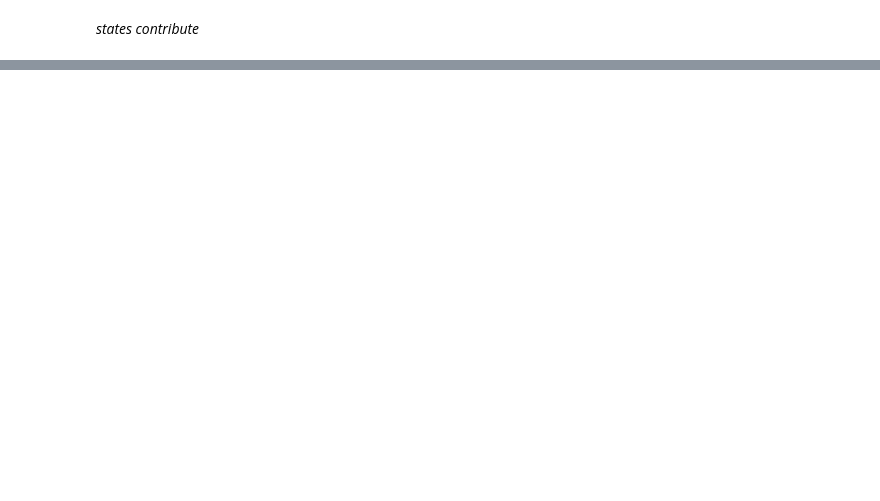
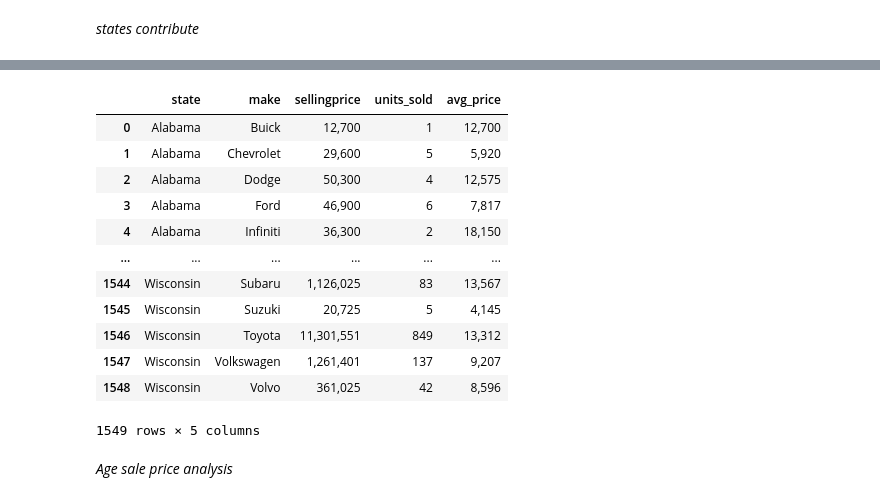
Before and after one commit to LostinIzier/Car_price_analysis, a Jupyter notebook: Market_analysis.ipynb, the cells around one changed output, grey strips where cells are left out. Cells and saved outputs as stored; diff of their text form; code cells hidden in the pictures; blank space fills up the shorter version.

```diff
--- a/Market_analysis.ipynb
+++ b/Market_analysis.ipynb
@@ -156,0 +233,22 @@ driving_df
+# %%
+state_brand_df=pd.merge(state_brand_df,state_brand_no_df, on=["state", "make"])
+# %%
+state_brand_df["avg_price"]=state_brand_df["sellingprice"]/state_brand_df["units_sold"]
+# %%
+state_brand_df
+# %% [output]
+|  | state | make | sellingprice | units_sold | avg_price |
+| 0 | Alabama | Buick | 12,700 | 1 | 12,700 |
+| 1 | Alabama | Chevrolet | 29,600 | 5 | 5,920 |
+| 2 | Alabama | Dodge | 50,300 | 4 | 12,575 |
+| 3 | Alabama | Ford | 46,900 | 6 | 7,817 |
+| 4 | Alabama | Infiniti | 36,300 | 2 | 18,150 |
+| ... | ... | ... | ... | ... | ... |
+| 1544 | Wisconsin | Subaru | 1,126,025 | 83 | 13,567 |
+| 1545 | Wisconsin | Suzuki | 20,725 | 5 | 4,145 |
+| 1546 | Wisconsin | Toyota | 11,301,551 | 849 | 13,312 |
+| 1547 | Wisconsin | Volkswagen | 1,261,401 | 137 | 9,207 |
+| 1548 | Wisconsin | Volvo | 361,025 | 42 | 8,596 |
+1549 rows × 5 columns
+# %% [markdown]
+*Age sale price analysis*
```
Also changed, not shown: parts of 41 cells of this notebook.
